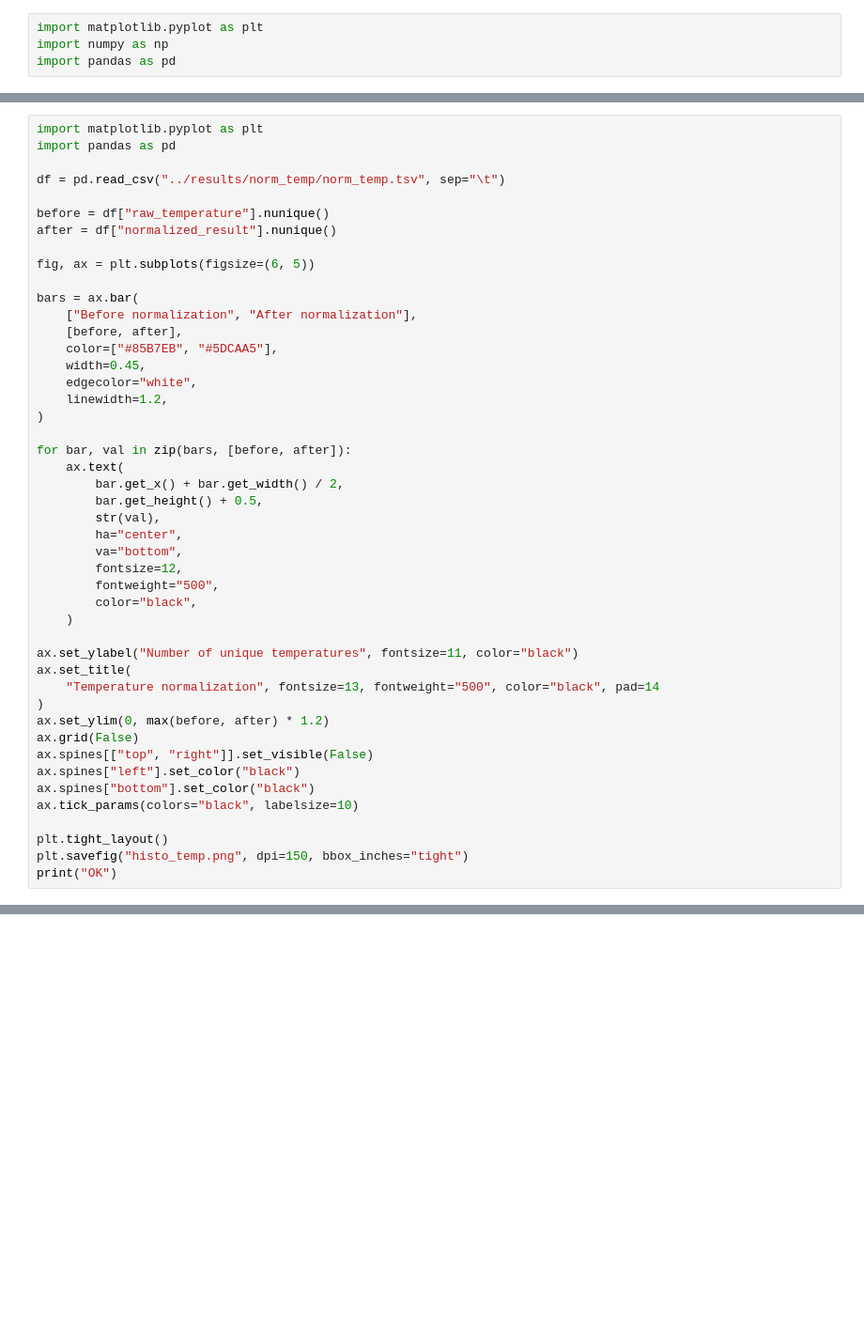
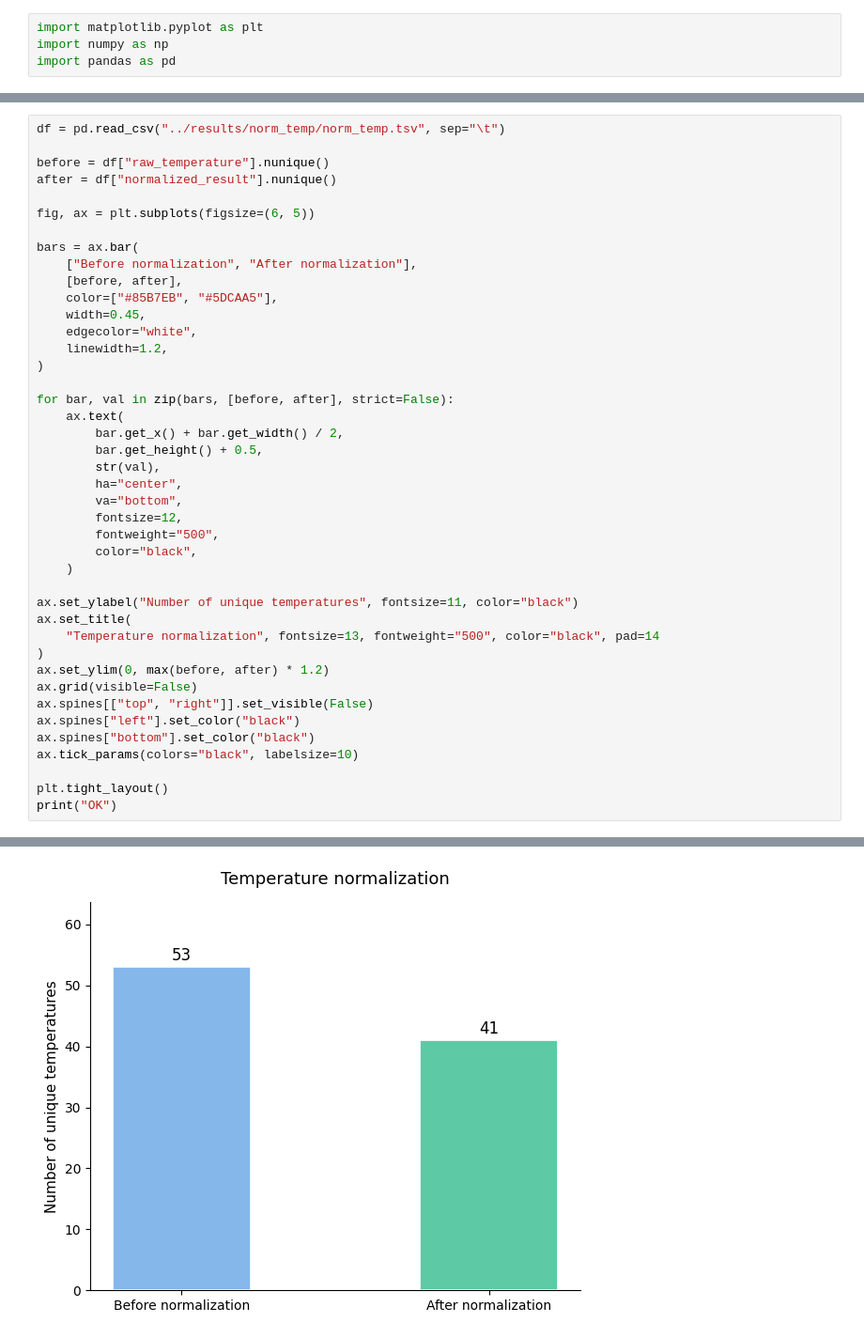
Before and after one commit to MDverse/mdverse_entity_norm, a Jupyter notebook: notebooks/visualize_STEMP.ipynb, the cells around one changed output, grey strips where cells are left out. Shown at 94% size. Cells and saved outputs as stored; diff of their text form; blank space fills up the shorter version.

```diff
--- a/notebooks/visualize temperature.ipynb
+++ b/notebooks/visualize_STEMP.ipynb
@@ -20,9 +17,6 @@ plt.show()
 # %% [output]
 [figure]
 # %%
-import matplotlib.pyplot as plt
-import pandas as pd
-
 df = pd.read_csv("../results/norm_temp/norm_temp.tsv", sep="\t")
 
 before = df["raw_temperature"].nunique()
@@ -39,7 +33,7 @@ bars = ax.bar(
     linewidth=1.2,
 )
 
-for bar, val in zip(bars, [before, after]):
+for bar, val in zip(bars, [before, after], strict=False):
     ax.text(
         bar.get_x() + bar.get_width() / 2,
         bar.get_height() + 0.5,
@@ -56,12 +50,12 @@ ax.set_title(
     "Temperature normalization", fontsize=13, fontweight="500", color="black", pad=14
 )
 ax.set_ylim(0, max(before, after) * 1.2)
-ax.grid(False)
+ax.grid(visible=False)
 ax.spines[["top", "right"]].set_visible(False)
 ax.spines["left"].set_color("black")
 ax.spines["bottom"].set_color("black")
 ax.tick_params(colors="black", labelsize=10)
 
 plt.tight_layout()
-plt.savefig("histo_temp.png", dpi=150, bbox_inches="tight")
 print("OK")
+# %% [output]
@@ -67,0 +63 @@ print("OK")
+[figure, added]
```
Also changed, not shown: parts of 3 cells of this notebook, 3 other files.
